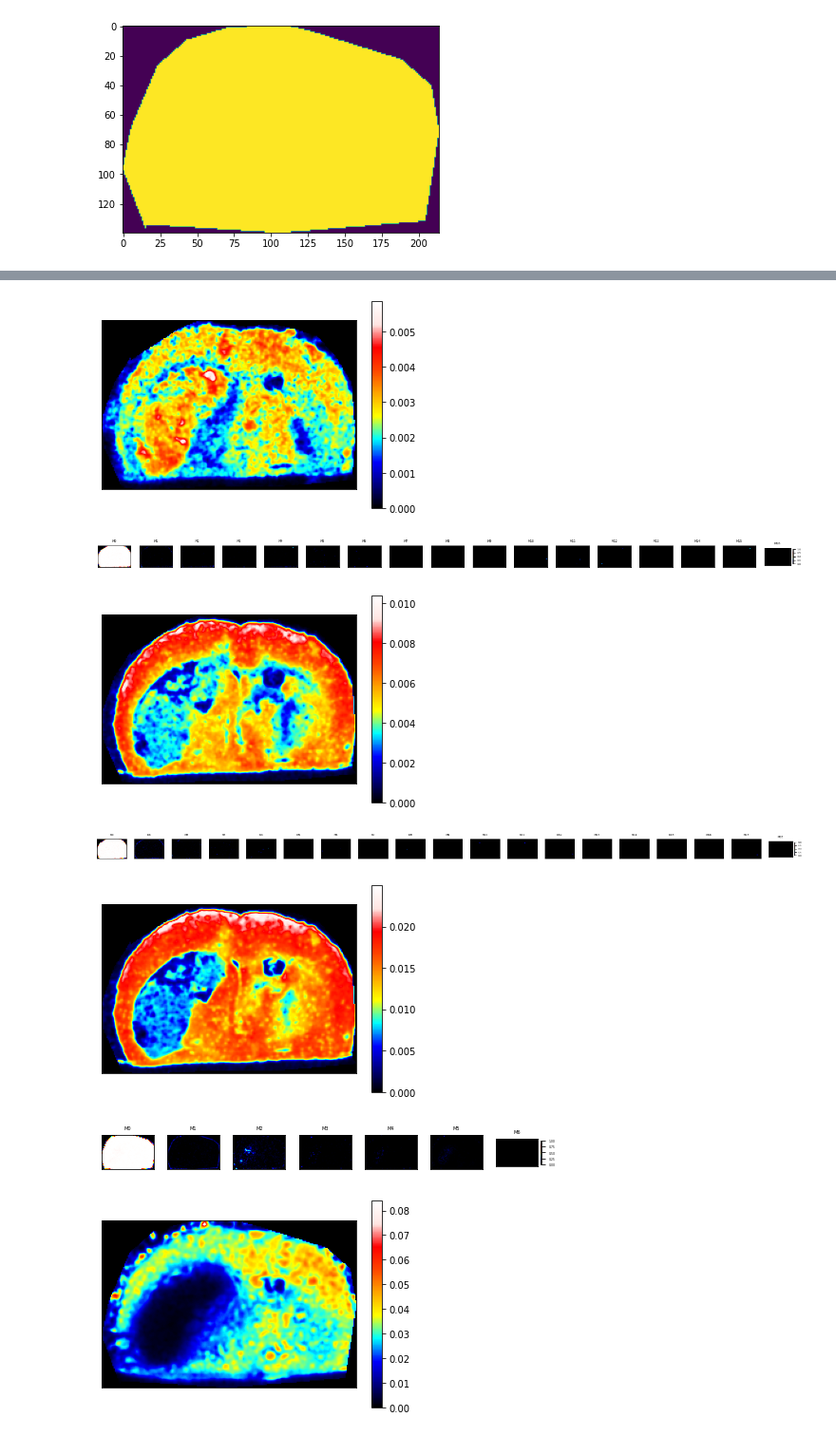
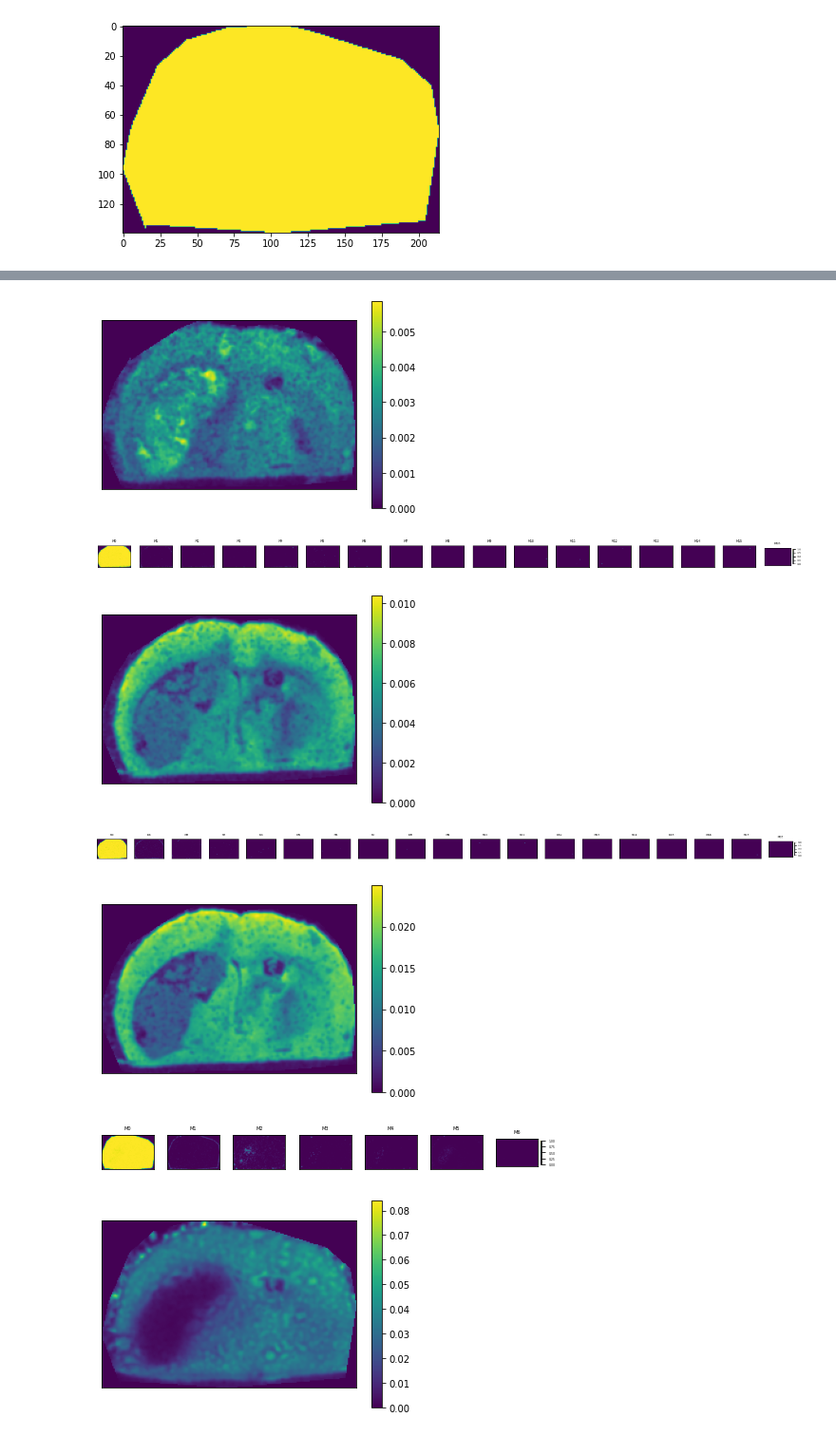
Before and after one commit to e-stan/imaging, a Jupyter notebook: notebooks/maldi_results_unlabeled_non-perfused.ipynb, the cells around one changed output, grey strips where cells are left out. Shown at 95% size. Drawn from its saved outputs; the diff is of its cells as text; code cells hidden in the pictures.

```diff
--- a/notebooks/maldi_results_unlabeled_non-perfused.ipynb
+++ b/notebooks/maldi_results_unlabeled_non-perfused.ipynb
@@ -40,7 +41,8 @@ ppmThresh = 5
 num_cores = 20
 intensityCutoff = 100
 convSquare = 3 #size of filter (1=1x1,3=3x3,5=5x5)
-colormap = LinearSegmentedColormap.from_list("test",colors=["black", "navy","blue","cyan","yellow","orange","orangered","red","mistyrose","white"],N=256)
+#colormap = LinearSegmentedColormap.from_list("test",colors=["black", "navy","blue","cyan","yellow","orange","orangered","red","mistyrose","white"],N=256)
+colormap = matplotlib.colormaps["viridis"]
 dm_method = "PCA" #method for dimensionality reduction ("PCA" or "TSNE") PCA has worked better for me
 seg_method = "K_means" #thresholding method ("TIC_auto", "K_means", "TIC_manual")
 num_components = 2 #number of compoents to use with PCA or TSNE
@@ -195,7 +197,7 @@ for index,row2 in peaklist.iterrows():
                     plt.tight_layout()
                     plt.savefig(datadir + subdir + "/" + fn.replace(".imzML","/") + row2["formula"] + "_iso_all.png")
 
-                    tmp = msis[subdir][fn].data_tensor[[inds[x] for x in range(len(inds)) if x not in badInds[row2["formula"]]]]
+                    tmp = msis[subdir][fn].data_tensor[[inds[x] for x in range(len(inds))]]
                     isoTensor = SIMSIToolBox.normalizeTensor(tmp)
                     maxLim = 1.0
                     counter = 0
@@ -238,10 +240,10 @@ for index,row2 in peaklist.iterrows():
-[figure, old version]
+[figure, new version]
-[figure, old version]
+[figure, new version]
-[figure, old version]
+[figure, new version]
-[figure, old version]
+[figure, new version]
-[figure, old version]
+[figure, new version]
-[figure, old version]
+[figure, new version]
-[figure, old version]
+[figure, new version]
 # %%
 pkl.dump([peaklist,msis],open(datadir + "processed_data.pkl","wb"))
 # %%
```
Also changed, not shown: parts of 2 cells of this notebook, 3 other files.
